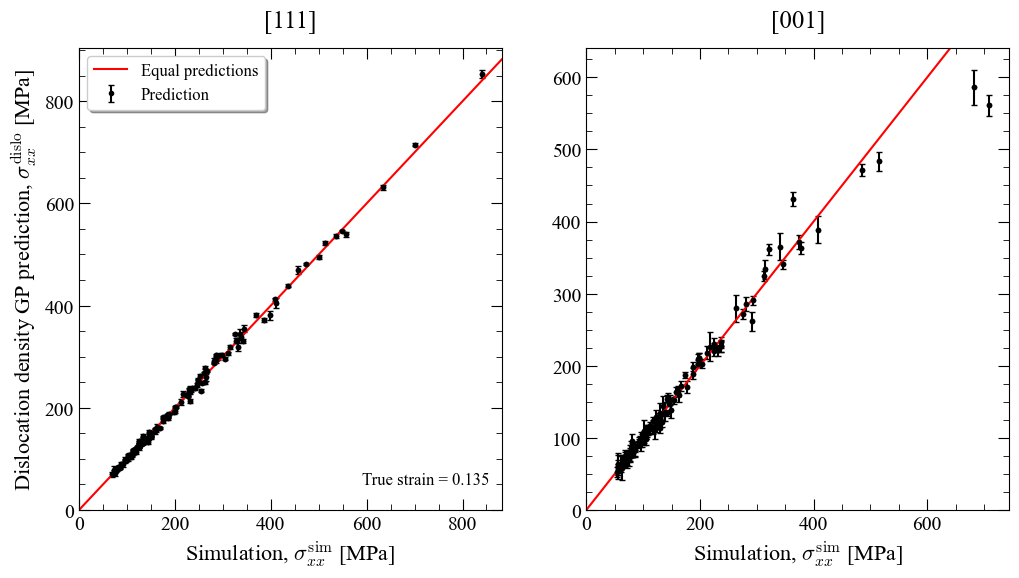
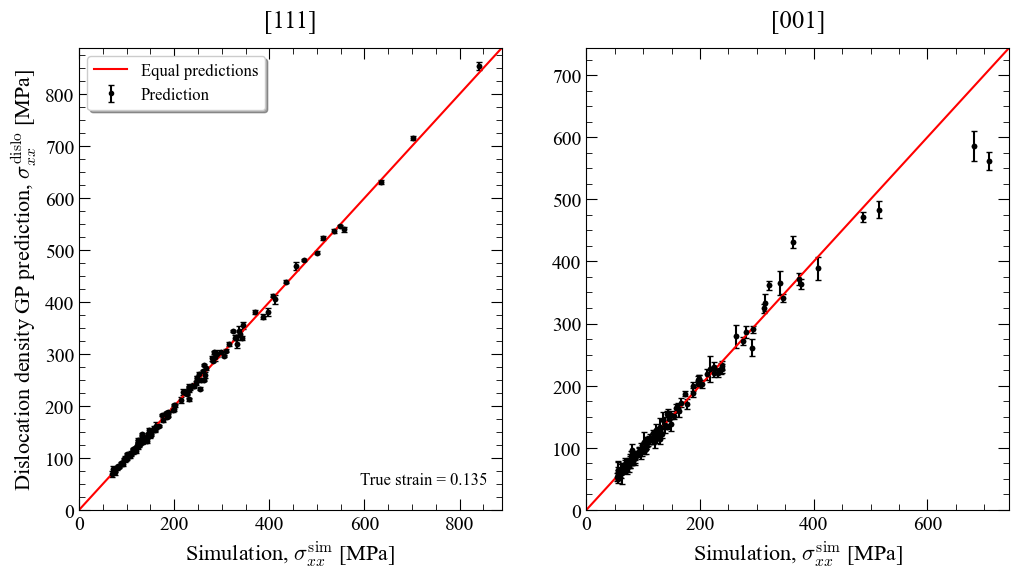
Code edit (unified diff) that turned the first committed figure into the second:
--- before
+++ after
@@ -10,8 +10,8 @@
 ax_stress[0].axline([0,0], slope = 1, color = 'r', label = 'Equal predictions')
 ax_stress[1].axline([0,0], slope = 1, color = 'r', label = 'Equal predictions')
-ax_stress[0].set_xlim(0)
-ax_stress[1].set_xlim(0)
-ax_stress[0].set_ylim(0)
-ax_stress[1].set_ylim(0)
+ax_stress[0].set_xlim(0, max(max(test_dislo_111_outputs[:,-1]), max(Y_test_dislo_prediction_111[:,-1]))+35)
+ax_stress[1].set_xlim(0, max(max(test_dislo_001_outputs[:,-1]), max(Y_test_dislo_prediction_001[:,-1]))+35)
+ax_stress[0].set_ylim(0, max(max(test_dislo_111_outputs[:,-1]), max(Y_test_dislo_prediction_111[:,-1]))+35)
+ax_stress[1].set_ylim(0, max(max(test_dislo_001_outputs[:,-1]), max(Y_test_dislo_prediction_001[:,-1]))+35)
 ax_stress[0].annotate(f'True strain = {strain_incs[-1]}', xy = (590,50), fontsize = 12)
 # Include r^2 value and annotation of final strain value

Commit: Added plots used for polycrystal comparison from single crystal parameters. Amended formatting for some previously uploaded plots.